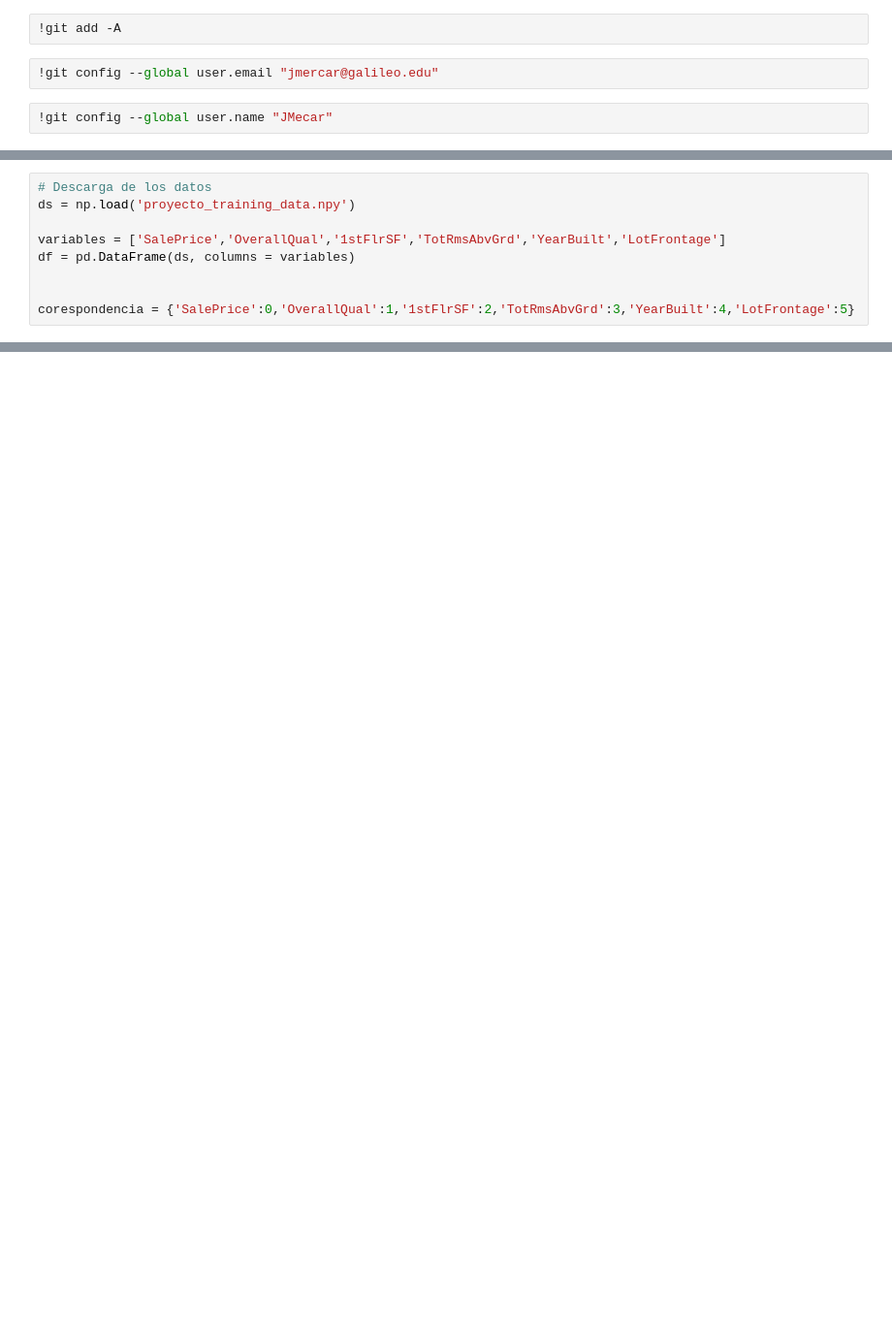
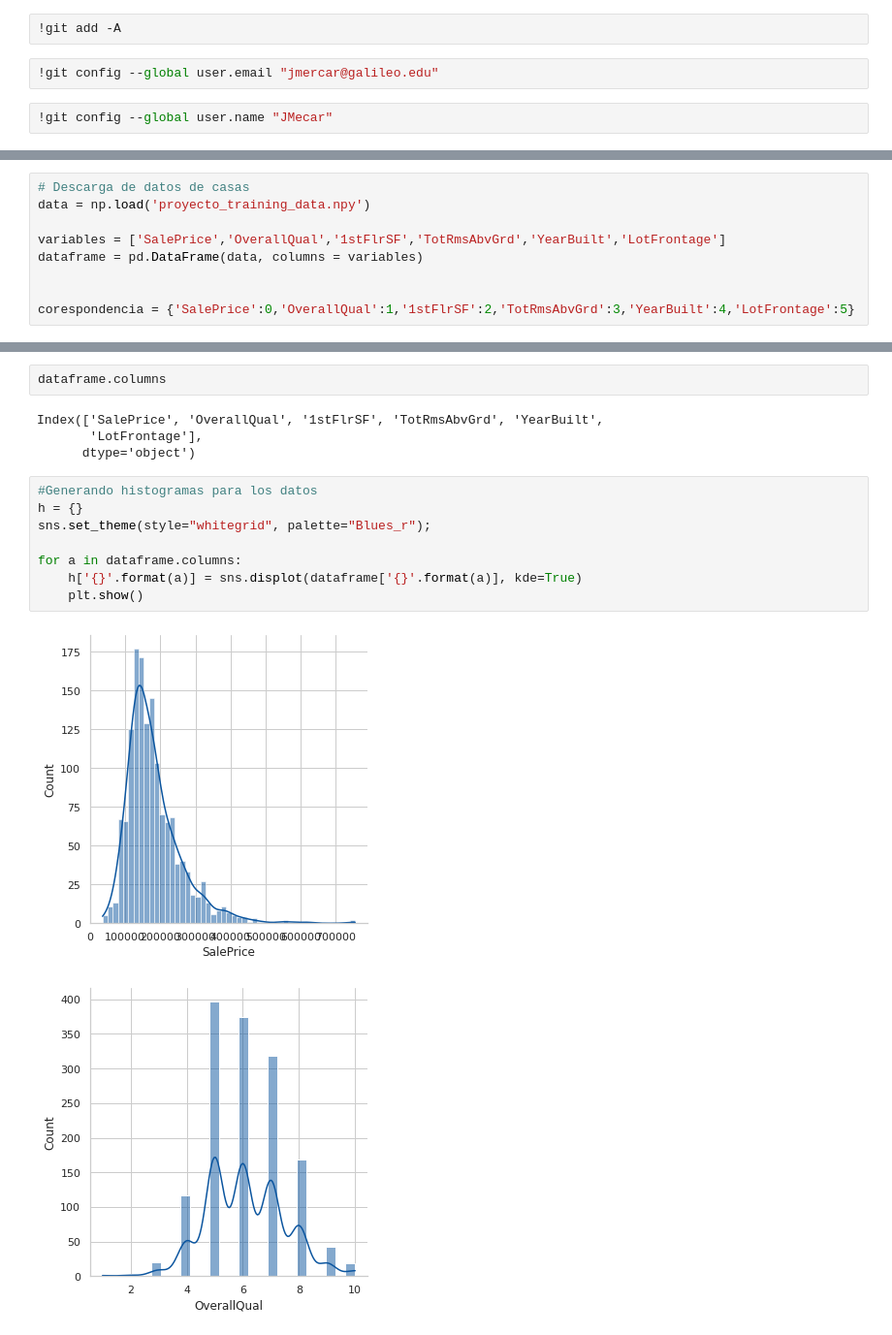
Before and after one commit to JMercar/proyecto_python, a Jupyter notebook: proyecto.ipynb, the cells around one changed output, grey strips where cells are left out. Shown: that part at 97% size. Drawn from its saved outputs; the diff is of its cells as text; blank space fills up the shorter version.

```diff
--- a/proyecto.ipynb
+++ b/proyecto.ipynb
@@ -50,9 +41,9 @@ fatal: unable to auto-detect email address (got 'root@5dedc9e88465.(none)')
 # %%
-# Descarga de los datos
-ds = np.load('proyecto_training_data.npy')
+# Descarga de datos de casas
+data = np.load('proyecto_training_data.npy')
 
 variables = ['SalePrice','OverallQual','1stFlrSF','TotRmsAbvGrd','YearBuilt','LotFrontage']
-df = pd.DataFrame(ds, columns = variables)
+dataframe = pd.DataFrame(data, columns = variables)
 
 
 corespondencia = {'SalePrice':0,'OverallQual':1,'1stFlrSF':2,'TotRmsAbvGrd':3,'YearBuilt':4,'LotFrontage':5}
@@ -72,0 +91,17 @@ test_df = pd.DataFrame(test, columns = variables)
+# %%
+dataframe.columns
+# %% [output]
+Index(['SalePrice', 'OverallQual', '1stFlrSF', 'TotRmsAbvGrd', 'YearBuilt',
+       'LotFrontage'],
+      dtype='object')
+# %%
+#Generando histogramas para los datos
+h = {}
+sns.set_theme(style="whitegrid", palette="Blues_r");
+
+for a in dataframe.columns:
+    h['{}'.format(a)] = sns.displot(dataframe['{}'.format(a)], kde=True)
+    plt.show()
+# %% [output]
+[figure, added]
+[figure, added]
```
Also changed, not shown: parts of 14 cells of this notebook.
